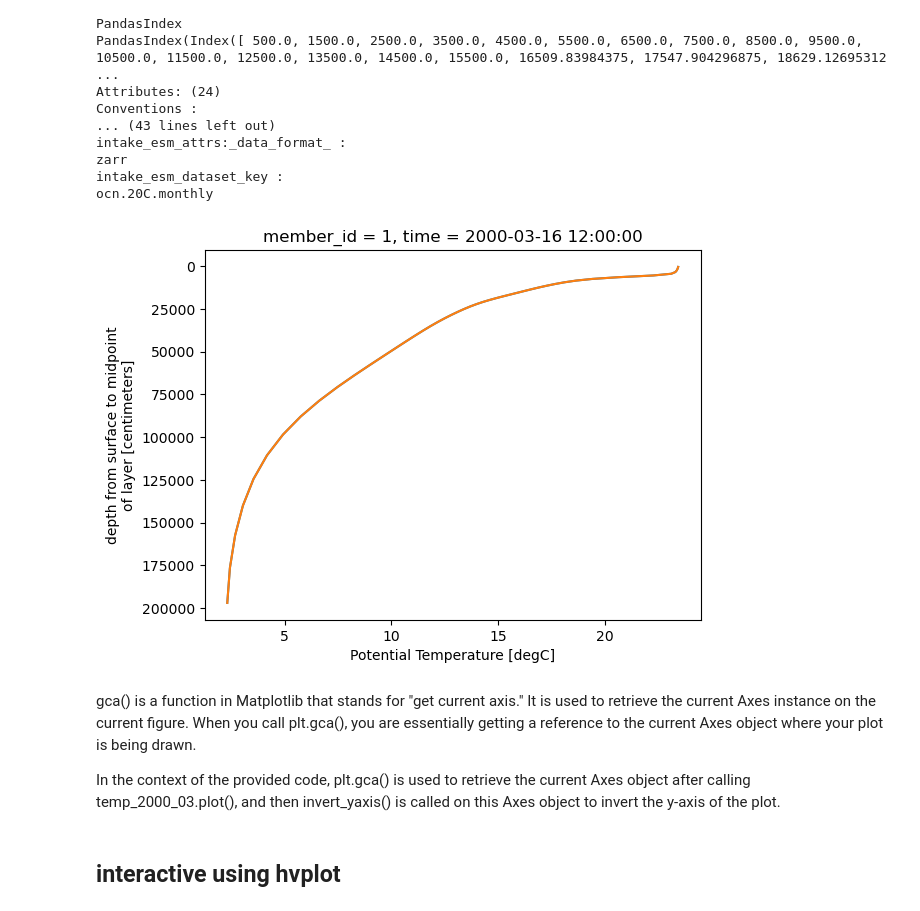
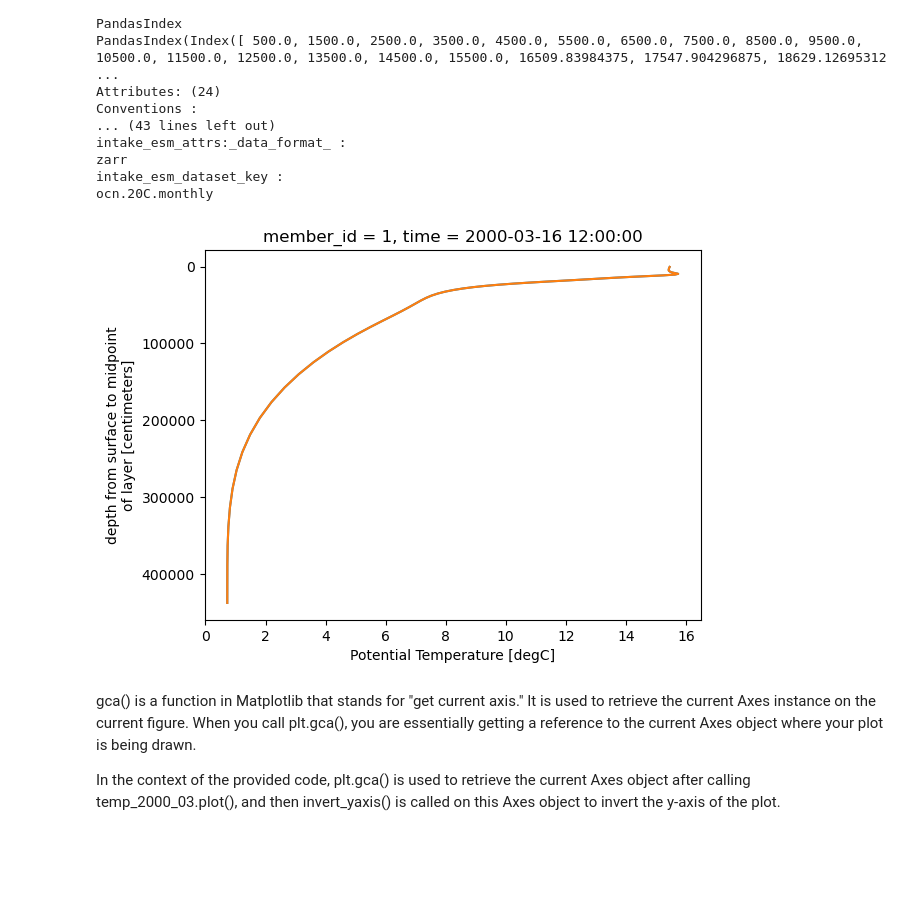
Before and after one commit to olleholt/toolkit, a Jupyter notebook: Vertical_profile.ipynb, the cells around one changed output. Cells and saved outputs as stored; diff of their text form; code cells hidden in the pictures; blank space fills up the shorter version.

```diff
--- a/Vertical_profile.ipynb
+++ b/Vertical_profile.ipynb
@@ -129,25 +168,23 @@ ocn.20C.monthly
 # %%
 slice_time = ds_20C.sel(time = "2000-03")
 
 slice_time
 
 temp_2000 = slice_time.TEMP.sel(member_id = 1)
 
 temp_2000
 
-temp_2000_03 = temp_2000.isel(nlat = 90, nlon = 75)
+temp_2000_03 = temp_2000.isel(nlat = 280, nlon = 240)
 
 temp_2000_03.plot(y = 'z_t')
 
 # Plotting the temperature with inverted y-axis
 temp_2000_03.plot(y='z_t')
 plt.gca().invert_yaxis()
 plt.show()
 # %% [output]
-[figure, old version]
+[figure, new version]
 # %% [markdown]
 gca() is a function in Matplotlib that stands for "get current axis." It is used to retrieve the current Axes instance on the current figure. When you call plt.gca(), you are essentially getting a reference to the current Axes object where your plot is being drawn.
 
 In the context of the provided code, plt.gca() is used to retrieve the current Axes object after calling temp_2000_03.plot(), and then invert_yaxis() is called on this Axes object to invert the y-axis of the plot.
-# %% [markdown]
-## interactive using hvplot
```
Also changed, not shown: parts of 7 cells of this notebook.
